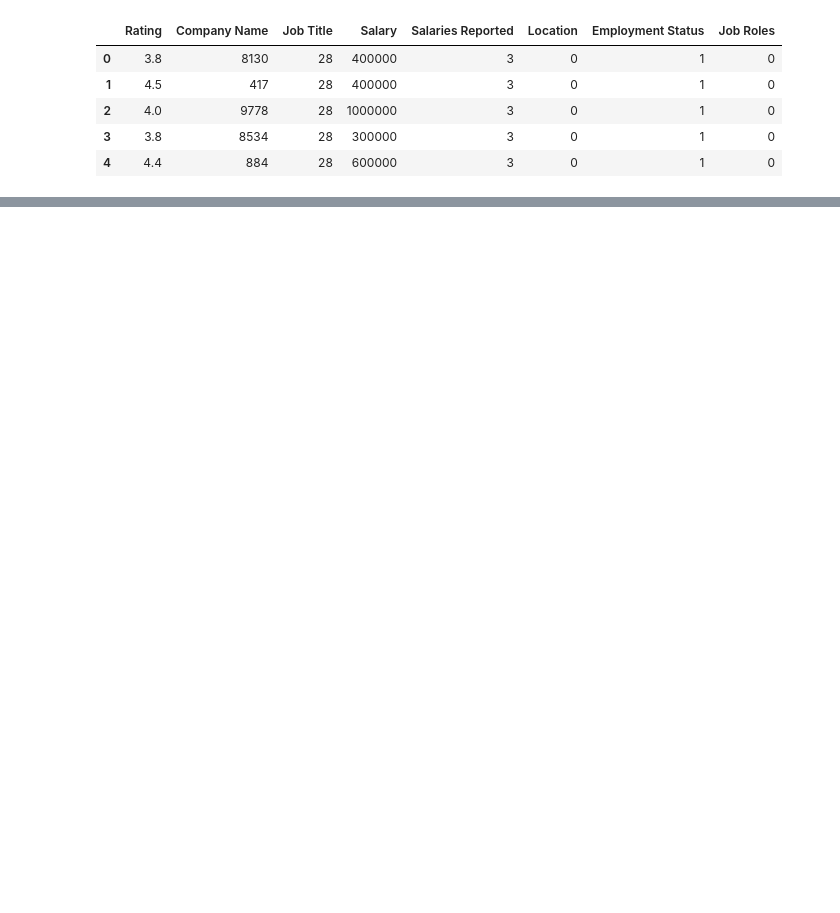
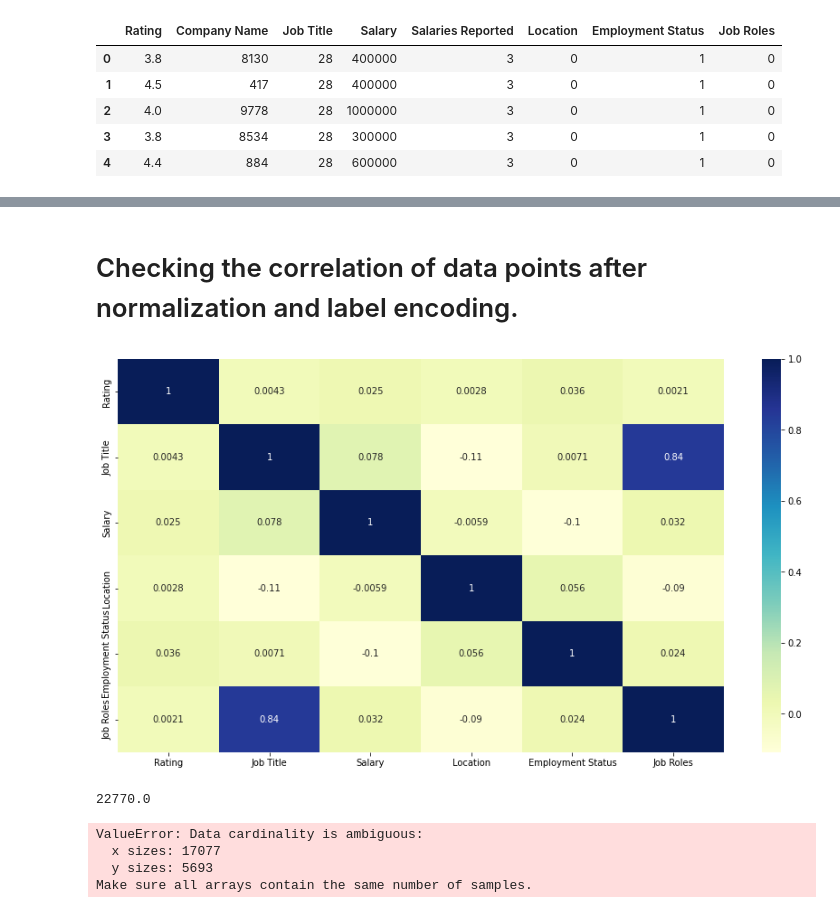
Before and after one commit to pranavsambyal/AI-BackTracking, a Jupyter notebook: DataPreprocessing.ipynb, the cells around one changed output, grey strips where cells are left out. Cells and saved outputs as stored; diff of their text form; code cells hidden in the pictures; blank space fills up the shorter version.

```diff
--- a/DataPreprocessing.ipynb
+++ b/DataPreprocessing.ipynb
@@ -95,0 +184,11 @@ data.head()
+# %%
+data=data.drop("Company Name" ,axis=1)
+data=data.drop("Salaries Reported",axis=1)
+# %% [markdown]
+# Checking the correlation of data points after normalization and label encoding.
+# %%
+plot.figure(figsize=(15,8))
+sns.heatmap(data.corr(),cmap="YlGnBu", annot=True)
+plot.show()
+# %% [output]
+[figure, added]
@@ -95,0 +201,22 @@ data.head()
+# %%
+X.size/5
+# %% [output]
+22770.0
+# %%
+x_train, y_train,x_test, y_test = train_test_split(X,Y,test_size=0.25)
+
+model = tf.keras.models.Sequential([
+  tf.keras.layers.Flatten(input_shape=(22770,5)),
+  tf.keras.layers.Dense(10, activation='relu'),
+  tf.keras.layers.Dropout(0.2),
+  tf.keras.layers.Dense(11, activation='relu')
+])
+
+model.compile(optimizer='adam',loss='sparse_categorical_crossentropy')
+model.fit(x_train, y_train, epochs=5)
+model.evaluate(x_test, y_test)
+# %% [output]
+ValueError: Data cardinality is ambiguous:
+  x sizes: 17077
+  y sizes: 5693
+Make sure all arrays contain the same number of samples.
```
Also changed, not shown: parts of 22 cells of this notebook.
